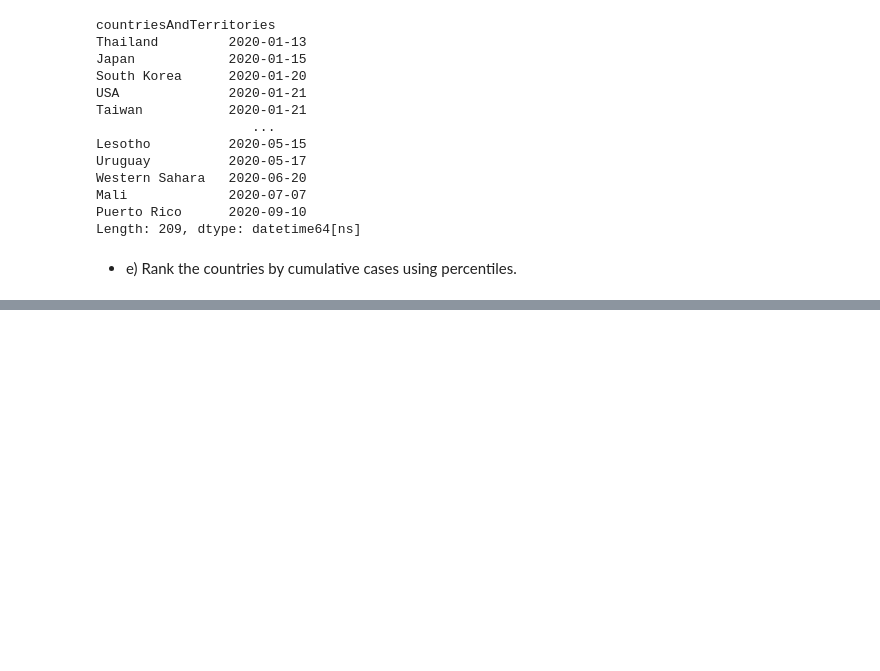
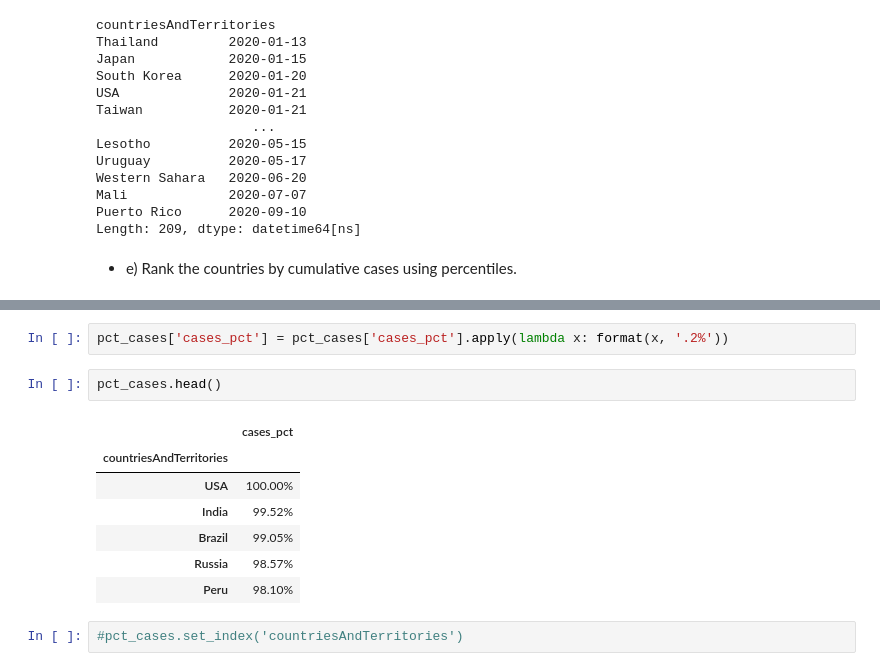
Before and after one commit to adrianacupp/Hands-On-Data-Analysis-with-Pandas-2nd-edition, a Jupyter notebook: ch_04/exercise chapter 4.ipynb, the cells around one changed output, grey strips where cells are left out. Cells and saved outputs as stored; diff of their text form; blank space fills up the shorter version.

```diff
--- a/ch_04/exercise chapter 4.ipynb
+++ b/ch_04/exercise chapter 4.ipynb
@@ -458,0 +474,14 @@ Length: 209, dtype: datetime64[ns]
+# %%
+pct_cases['cases_pct'] = pct_cases['cases_pct'].apply(lambda x: format(x, '.2%'))
+# %%
+pct_cases.head()
+# %% [output]
+|  | cases_pct |
+| countriesAndTerritories |  |
+| USA | 100.00% |
+| India | 99.52% |
+| Brazil | 99.05% |
+| Russia | 98.57% |
+| Peru | 98.10% |
+# %%
+#pct_cases.set_index('countriesAndTerritories')
```
Also changed, not shown: parts of 2 cells of this notebook.
